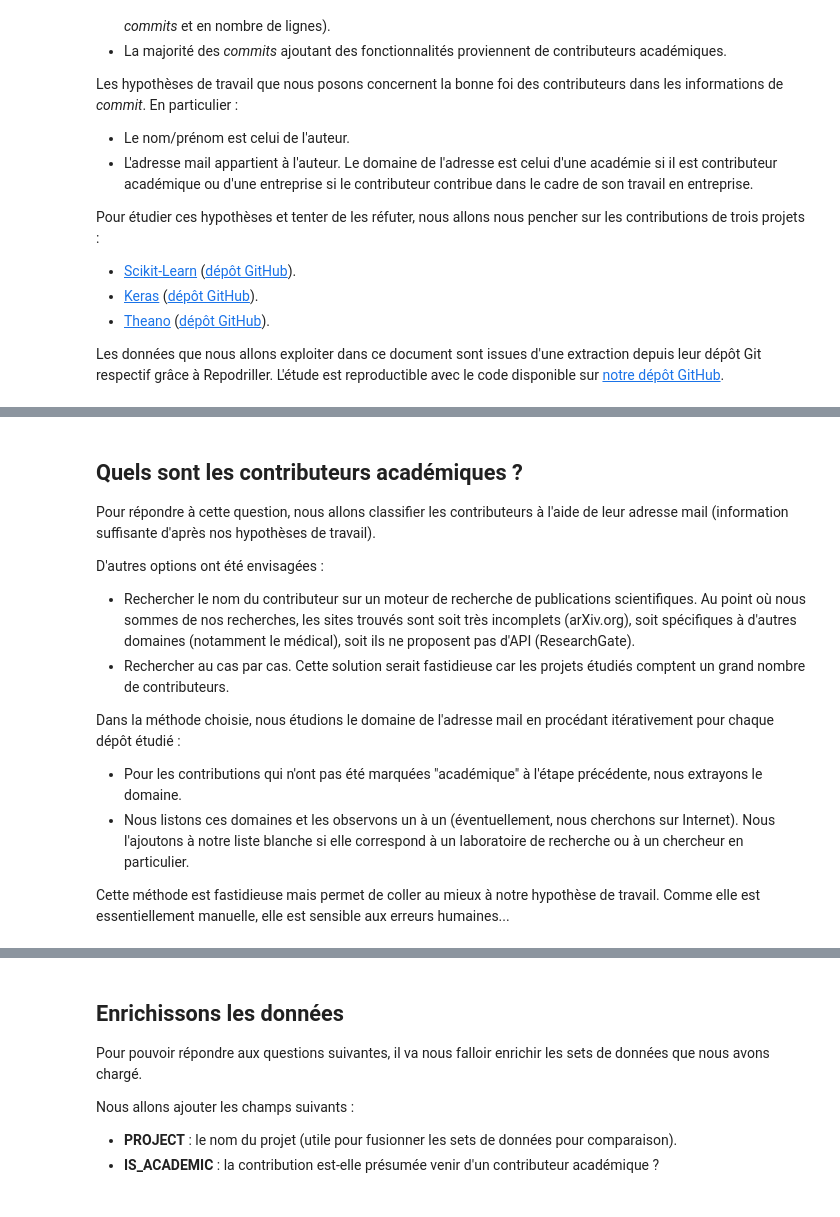
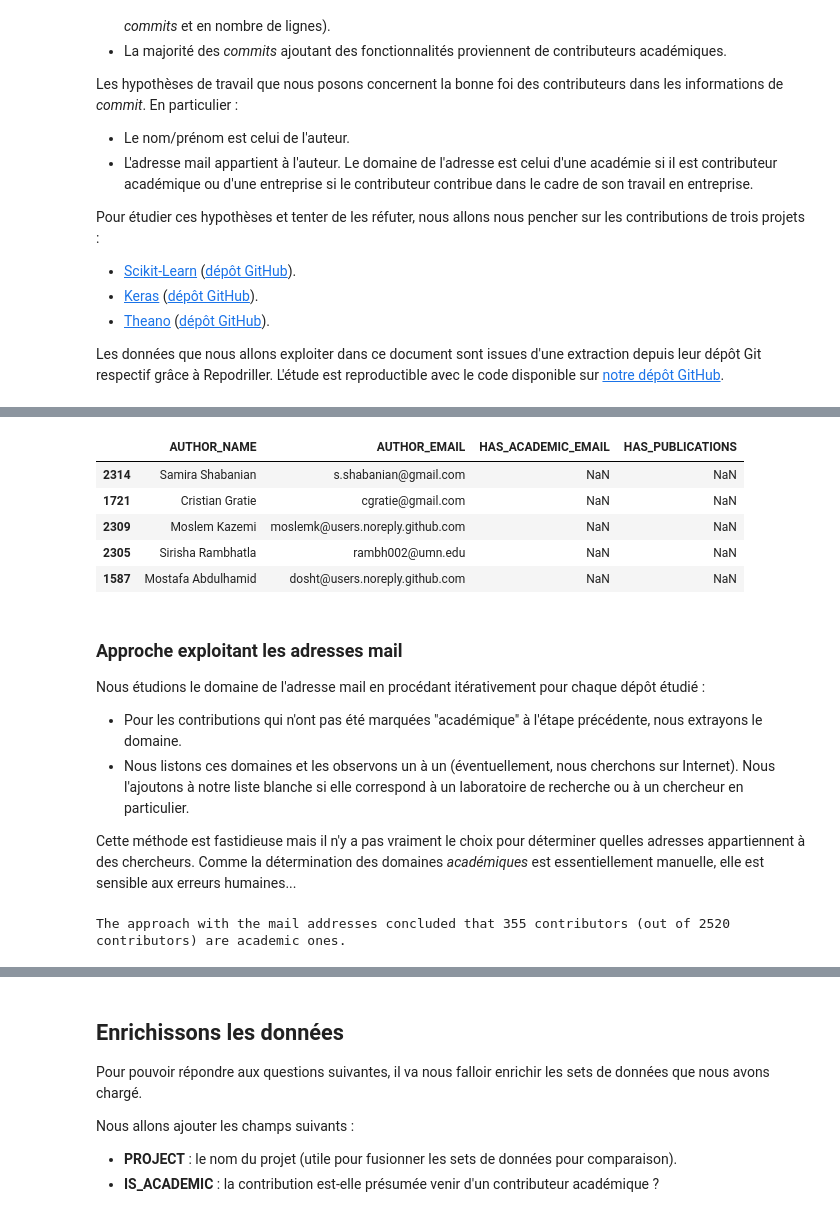
Before and after one commit to AntoineAube/commit-classification, a Jupyter notebook: academic-contributors.ipynb, the cells around one changed output, grey strips where cells are left out. Drawn from its saved outputs; the diff is of its cells as text; code cells hidden in the pictures.

Commit message:
Added new approach to determine if someone is academic

```diff
--- a/academic-contributors.ipynb
+++ b/academic-contributors.ipynb
@@ -53,17 +62,38 @@ scikit_dataset.sample(10)
+# %%
+def get_contributors(dataset):
+    return dataset[['AUTHOR_NAME', 'AUTHOR_EMAIL']].drop_duplicates()
+
+scikit_contributors = get_contributors(scikit_dataset)
+keras_contributors = get_contributors(keras_dataset)
+theano_contributors = get_contributors(theano_dataset)
+
+all_contributors = scikit_contributors.merge(keras_contributors, how = 'outer').merge(theano_contributors, how = 'outer')
+
+# Load the previously computed contributors and merge for the already known ones.
+if os.path.isfile('study-results/contributors.csv'):
+    computed_contributors = pd.read_csv('study-results/contributors.csv')
+
+    all_contributors.merge(computed_contributors, how = 'outer')
+else:
+    all_contributors['HAS_ACADEMIC_EMAIL'] = np.NaN
+    all_contributors['HAS_PUBLICATIONS'] = np.NaN
+
+all_contributors.sample(5)
+# %% [output]
+|  | AUTHOR_NAME | AUTHOR_EMAIL | HAS_ACADEMIC_EMAIL | HAS_PUBLICATIONS |
+| 2314 | Samira Shabanian | s.shabanian@gmail.com | NaN | NaN |
+| 1721 | Cristian Gratie | cgratie@gmail.com | NaN | NaN |
+| 2309 | Moslem Kazemi | moslemk@users.noreply.github.com | NaN | NaN |
+| 2305 | Sirisha Rambhatla | rambh002@umn.edu | NaN | NaN |
+| 1587 | Mostafa Abdulhamid | dosht@users.noreply.github.com | NaN | NaN |
 # %% [markdown]
-## Quels sont les contributeurs académiques ?
+### Approche exploitant les adresses mail
 
-Pour répondre à cette question, nous allons classifier les contributeurs à l'aide de leur adresse mail (information suffisante d'après nos hypothèses de travail).
-
-D'autres options ont été envisagées :
-* Rechercher le nom du contributeur sur un moteur de recherche de publications scientifiques. Au point où nous sommes de nos recherches, les sites trouvés sont soit très incomplets (arXiv.org), soit spécifiques à d'autres domaines (notamment le médical), soit ils ne proposent pas d'API (ResearchGate).
-* Rechercher au cas par cas. Cette solution serait fastidieuse car les projets étudiés comptent un grand nombre de contributeurs.
-
-Dans la méthode choisie, nous étudions le domaine de l'adresse mail en procédant itérativement pour chaque dépôt étudié :
+Nous étudions le domaine de l'adresse mail en procédant itérativement pour chaque dépôt étudié :
 * Pour les contributions qui n'ont pas été marquées "académique" à l'étape précédente, nous extrayons le domaine.
 * Nous listons ces domaines et les observons un à un (éventuellement, nous cherchons sur Internet). Nous l'ajoutons à notre liste blanche si elle correspond à un laboratoire de recherche ou à un chercheur en particulier.
 
-Cette méthode est fastidieuse mais permet de coller au mieux à notre hypothèse de travail. Comme elle est essentiellement manuelle, elle est sensible aux erreurs humaines...
+Cette méthode est fastidieuse mais il n'y a pas vraiment le choix pour déterminer quelles adresses appartiennent à des chercheurs. Comme la détermination des domaines *académiques* est essentiellement manuelle, elle est sensible aux erreurs humaines...
 # %%
 def address_domain(address):
     split = address.split('@')
@@ -96,5 +126,9 @@ def is_academic_address(domain):
 
     return domain in academic_domains
 
-def add_is_academic(df):
-    df['IS_ACADEMIC'] = df['AUTHOR_EMAIL'].apply(address_domain).apply(is_academic_address)
+
+all_contributors['HAS_ACADEMIC_EMAIL'] = all_contributors['AUTHOR_EMAIL'].apply(address_domain).apply(is_academic_address)
+
+print('The approach with the mail addresses concluded that', len(all_contributors[all_contributors['HAS_ACADEMIC_EMAIL']]), 'contributors (out of', len(all_contributors), 'contributors) are academic ones.')
+# %% [output]
+The approach with the mail addresses concluded that 355 contributors (out of 2520 contributors) are academic ones.
```
Also changed, not shown: parts of 8 cells of this notebook, 1 other file.
